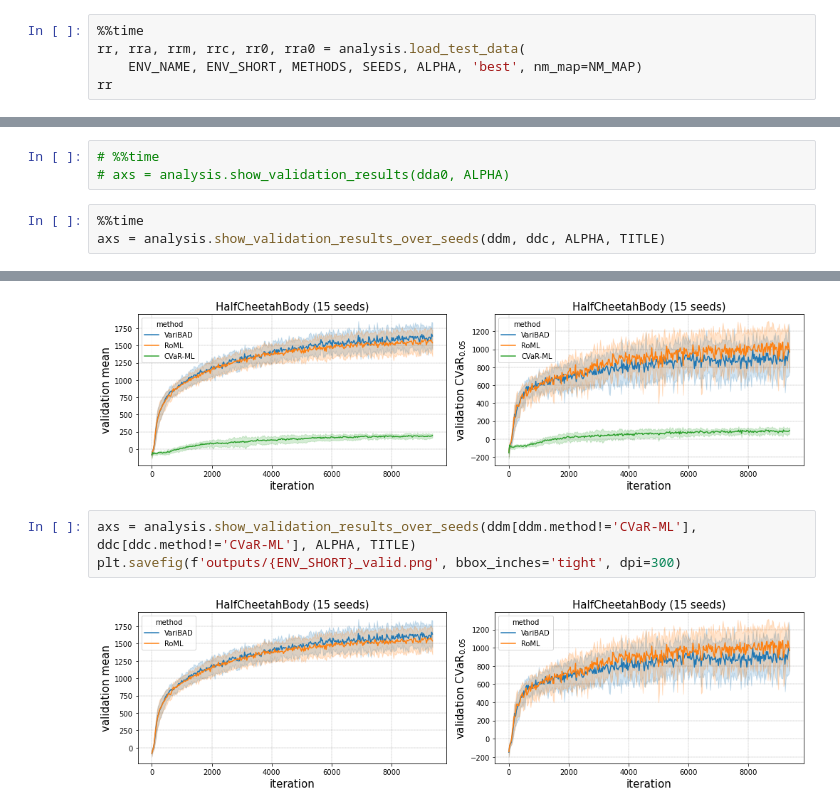
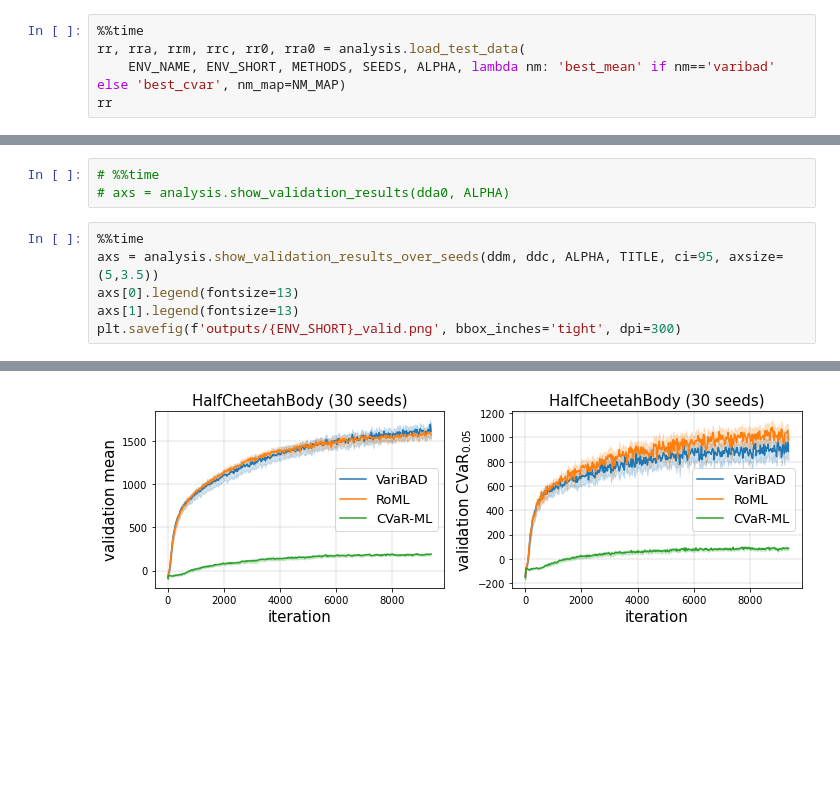
Before and after one commit to ido90/RobustMetaRL, a Jupyter notebook: HalfCheetahBody.ipynb, the cells around one changed output, grey strips where cells are left out. Cells and saved outputs as stored; diff of their text form; blank space fills up the shorter version.

Commit message:
final 30-seed notebooks

```diff
--- a/HalfCheetahBody.ipynb
+++ b/HalfCheetahBody.ipynb
@@ -53,7 +53,7 @@ plt.savefig(f'outputs/{ENV_SHORT}_cem.png', bbox_inches='tight', dpi=300)
 # %%
 %%time
 rr, rra, rrm, rrc, rr0, rra0 = analysis.load_test_data(
-    ENV_NAME, ENV_SHORT, METHODS, SEEDS, ALPHA, 'best', nm_map=NM_MAP)
+    ENV_NAME, ENV_SHORT, METHODS, SEEDS, ALPHA, lambda nm: 'best_mean' if nm=='varibad' else 'best_cvar', nm_map=NM_MAP)
 rr
 # %% [output]
 Test tasks: 1008
@@ -171,5 +139,8 @@ Wall time: 5min 38s
 # axs = analysis.show_validation_results(dda0, ALPHA)
 # %%
 %%time
-axs = analysis.show_validation_results_over_seeds(ddm, ddc, ALPHA, TITLE)
+axs = analysis.show_validation_results_over_seeds(ddm, ddc, ALPHA, TITLE, ci=95, axsize=(5,3.5))
+axs[0].legend(fontsize=13)
+axs[1].legend(fontsize=13)
+plt.savefig(f'outputs/{ENV_SHORT}_valid.png', bbox_inches='tight', dpi=300)
 # %% [output]
@@ -178,6 +149 @@ Wall time: 236 ms
-[figure, old version]
+[figure, new version]
-# %%
-axs = analysis.show_validation_results_over_seeds(ddm[ddm.method!='CVaR-ML'], ddc[ddc.method!='CVaR-ML'], ALPHA, TITLE)
-plt.savefig(f'outputs/{ENV_SHORT}_valid.png', bbox_inches='tight', dpi=300)
-# %% [output]
-[figure, removed]
```
Also changed, not shown: parts of 11 cells of this notebook, 5 other files.
